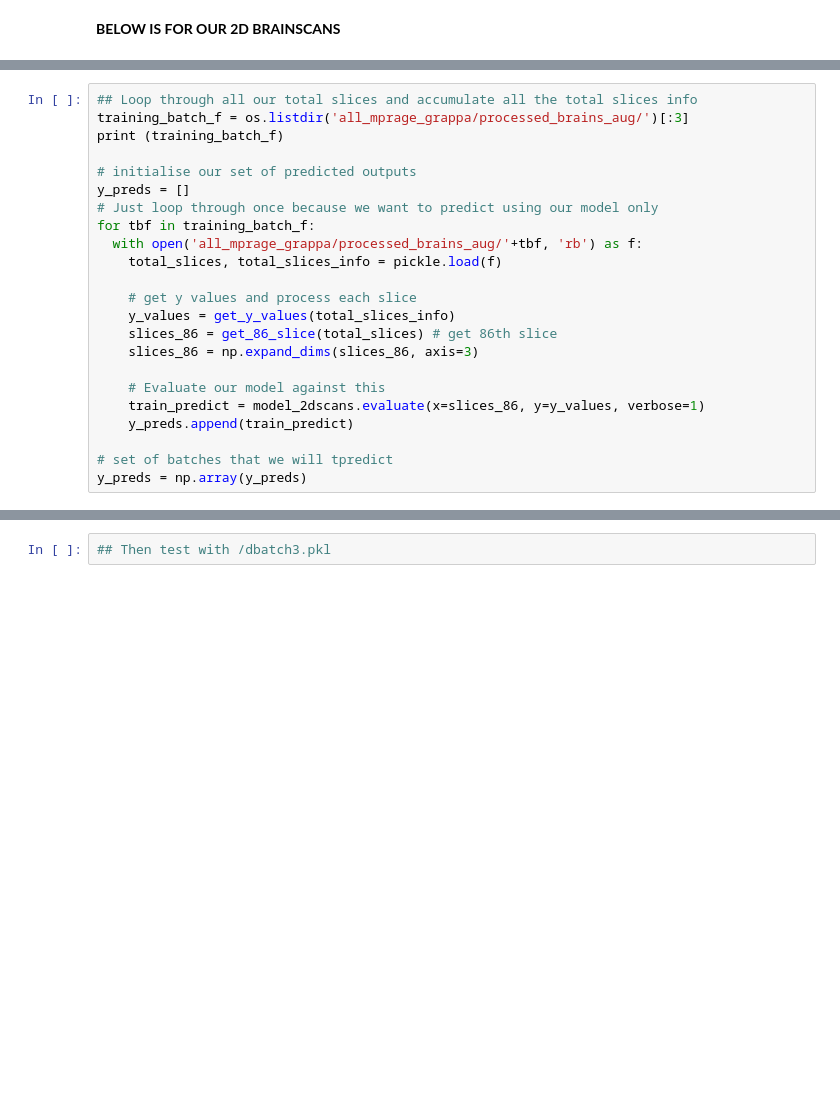
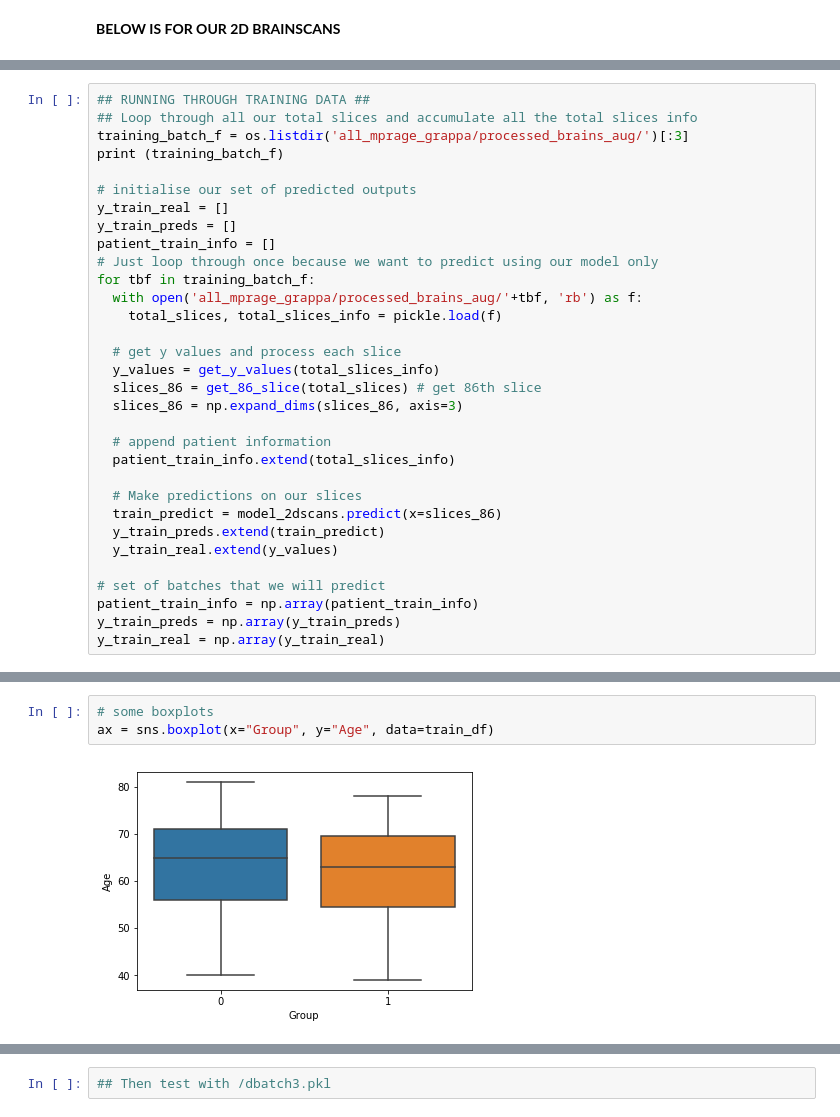
Before and after one commit to StevenVuong/MSc_Project, a Jupyter notebook: misc4.ipynb, the cells around one changed output, grey strips where cells are left out. Saved outputs shown, nothing was run; the diff lists cells and outputs as text; blank space fills up the shorter version.

```diff
--- a/misc4.ipynb
+++ b/misc4.ipynb
@@ -122,25 +114,34 @@ model_2dscans = pickle.load( open( "all_mprage_grappa/z_tests/keep_models/100Mod
 # %%
+## RUNNING THROUGH TRAINING DATA ##
 ## Loop through all our total slices and accumulate all the total slices info
 training_batch_f = os.listdir('all_mprage_grappa/processed_brains_aug/')[:3]
 print (training_batch_f)
 
 # initialise our set of predicted outputs
-y_preds = []
+y_train_real = []
+y_train_preds = []
+patient_train_info = []
 # Just loop through once because we want to predict using our model only
 for tbf in training_batch_f:
   with open('all_mprage_grappa/processed_brains_aug/'+tbf, 'rb') as f:
     total_slices, total_slices_info = pickle.load(f)
 
-    # get y values and process each slice
-    y_values = get_y_values(total_slices_info)
-    slices_86 = get_86_slice(total_slices) # get 86th slice
-    slices_86 = np.expand_dims(slices_86, axis=3)
+  # get y values and process each slice
+  y_values = get_y_values(total_slices_info)
+  slices_86 = get_86_slice(total_slices) # get 86th slice
+  slices_86 = np.expand_dims(slices_86, axis=3)
 
-    # Evaluate our model against this
-    train_predict = model_2dscans.evaluate(x=slices_86, y=y_values, verbose=1)
-    y_preds.append(train_predict)
+  # append patient information
+  patient_train_info.extend(total_slices_info)
 
-# set of batches that we will tpredict
-y_preds = np.array(y_preds)
+  # Make predictions on our slices
+  train_predict = model_2dscans.predict(x=slices_86)
+  y_train_preds.extend(train_predict)
+  y_train_real.extend(y_values)
+
+# set of batches that we will predict
+patient_train_info = np.array(patient_train_info)
+y_train_preds = np.array(y_train_preds)
+y_train_real = np.array(y_train_real)
 # %% [output]
 ['dbatch0.pkl', 'dbatch1.pkl', 'dbatch2.pkl']
@@ -153,0 +223,5 @@ np.shape(y_preds[0])
+# %%
+# some boxplots
+ax = sns.boxplot(x="Group", y="Age", data=train_df)
+# %% [output]
+[figure, added]
```
Also changed, not shown: parts of 15 cells of this notebook.
